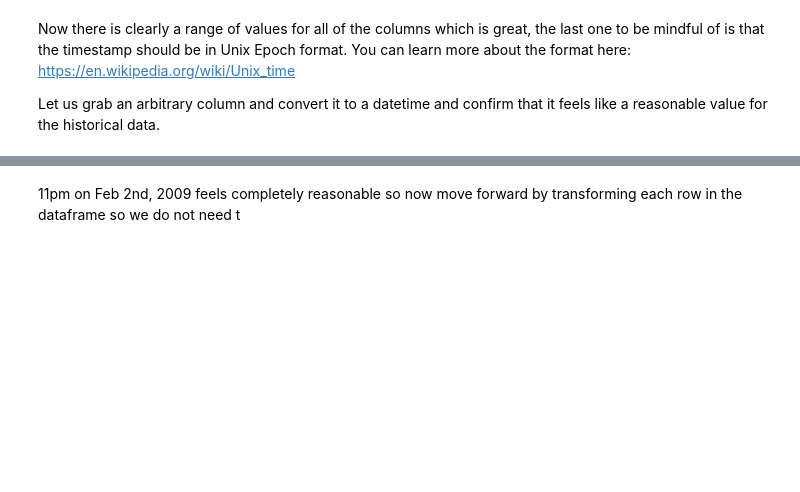
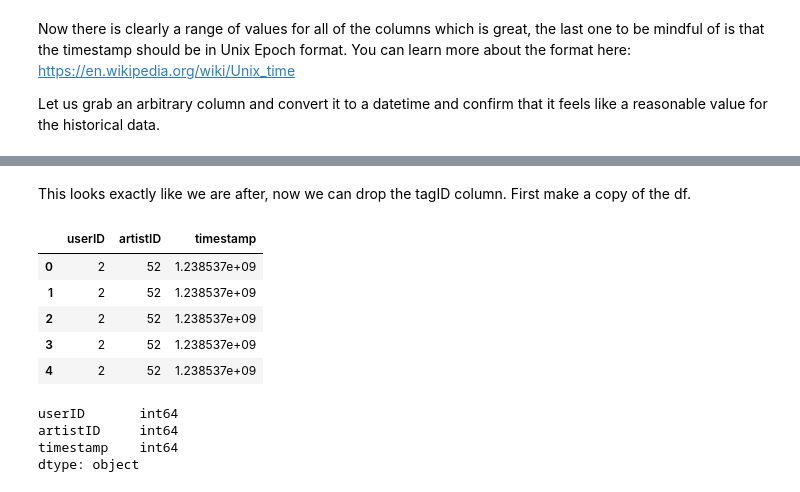
Before and after one commit to chrisking/PersonalizePOC, a Jupyter notebook: Validating_and_Importing_User_Item_Interaction_Data.ipynb, the cells around one changed output, grey strips where cells are left out. Cells and saved outputs as stored; diff of their text form; code cells hidden in the pictures; blank space fills up the shorter version.

```diff
--- a/Validating_and_Importing_User_Item_Interaction_Data.ipynb
+++ b/Validating_and_Importing_User_Item_Interaction_Data.ipynb
@@ -285,2 +308,20 @@ print(datetime.utcfromtimestamp(arb_time_stamp).strftime('%Y-%m-%d %H:%M:%S'))
-# %% [markdown]
-11pm on Feb 2nd, 2009 feels completely reasonable so now move forward by transforming each row in the dataframe so we do not need t
+# %% [markdown]
+This looks exactly like we are after, now we can drop the tagID column. First make a copy of the df.
+# %%
+interactions_df = original_data.copy()
+interactions_df = interactions_df[['userID', 'artistID', 'timestamp']]
+interactions_df.head()
+# %% [output]
+|  | userID | artistID | timestamp |
+| 0 | 2 | 52 | 1.238537e+09 |
+| 1 | 2 | 52 | 1.238537e+09 |
+| 2 | 2 | 52 | 1.238537e+09 |
+| 3 | 2 | 52 | 1.238537e+09 |
+| 4 | 2 | 52 | 1.238537e+09 |
+# %%
+interactions_df.astype({'timestamp': 'int64'}).dtypes
+# %% [output]
+userID       int64
+artistID     int64
+timestamp    int64
+dtype: object
```
Also changed, not shown: parts of 46 cells of this notebook.
